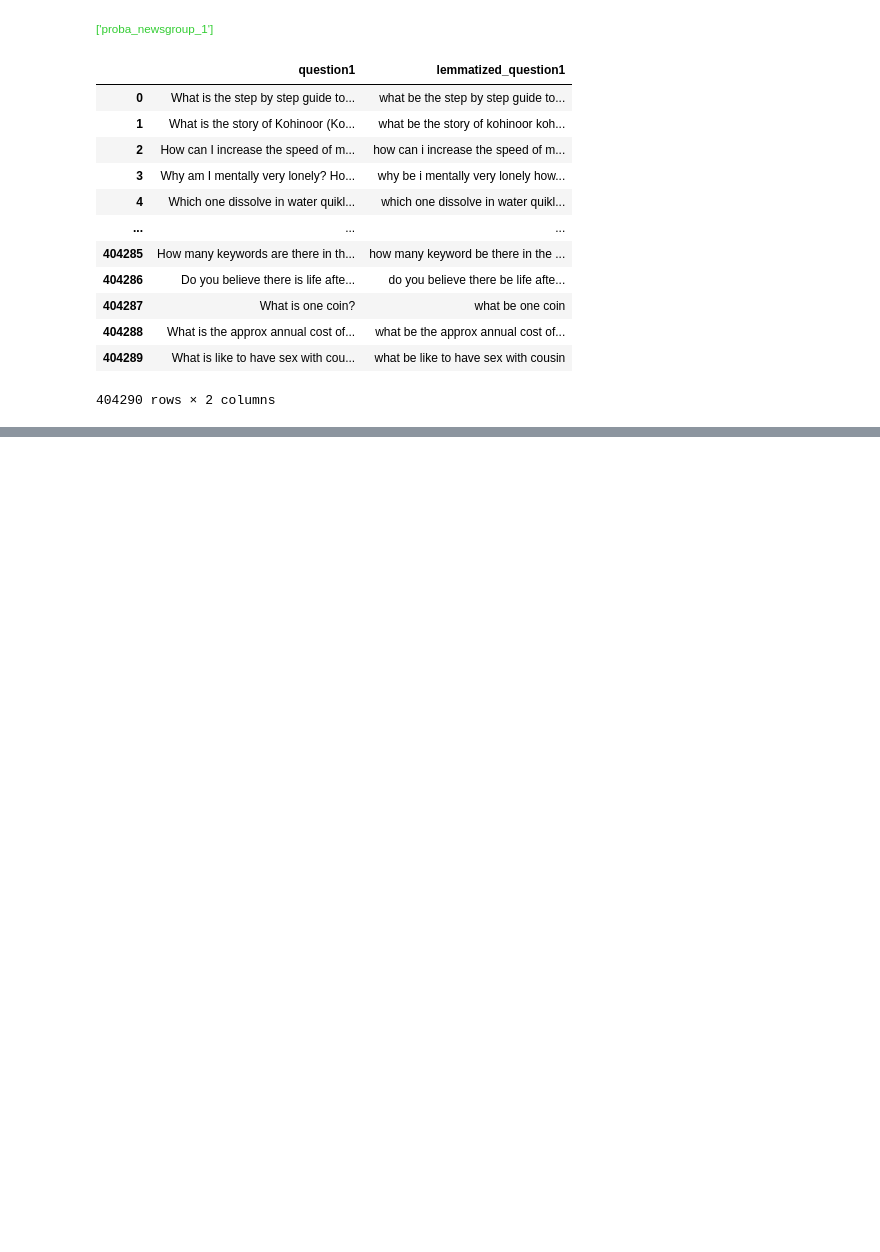
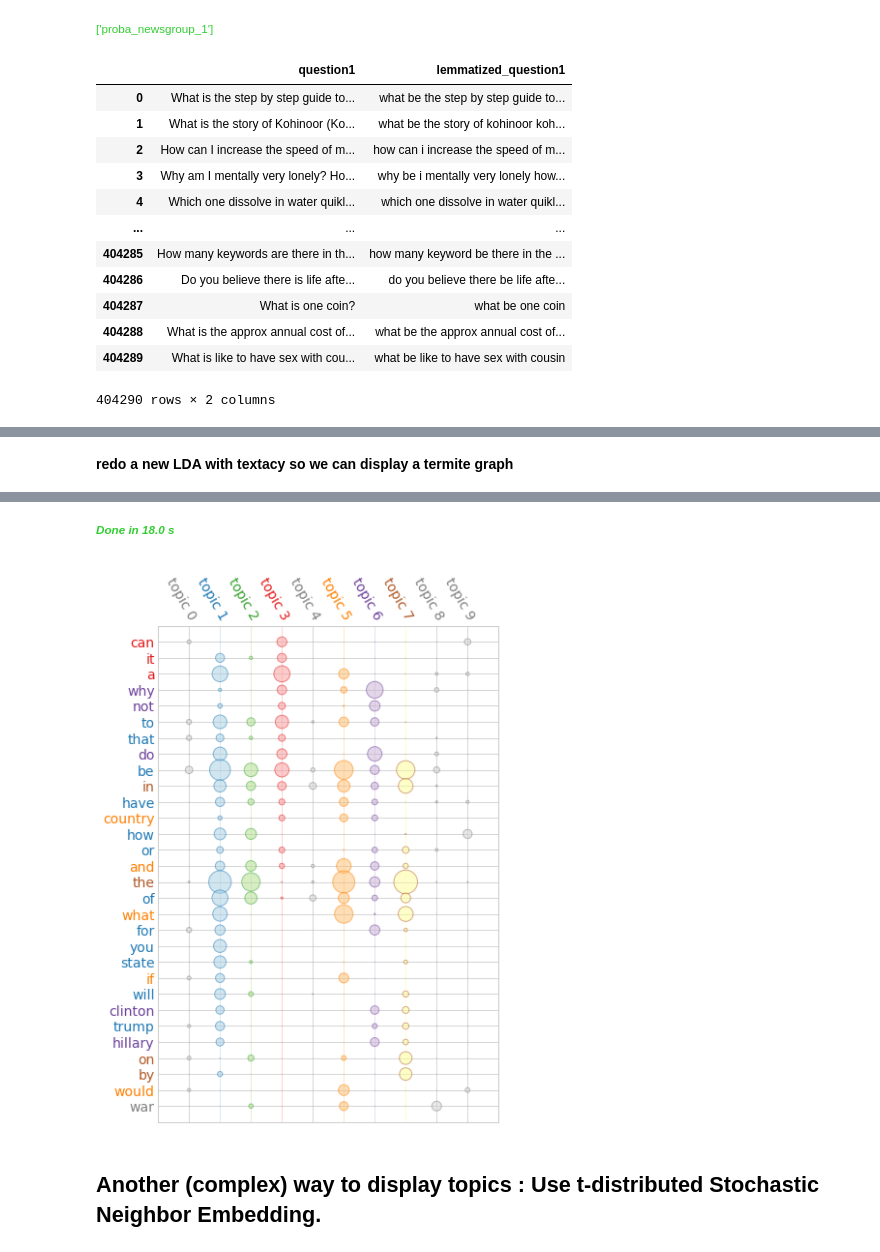
Before and after one commit to acharroux/QuoraPairs, a Jupyter notebook: BruteForce/visualisation_LDA.ipynb, the cells around one changed output, grey strips where cells are left out. Drawn from its saved outputs; the diff is of its cells as text; code cells hidden in the pictures; blank space fills up the shorter version.

```diff
--- a/BruteForce/visualisation_LDA.ipynb
+++ b/BruteForce/visualisation_LDA.ipynb
@@ -94,4 +95,4 @@ def load_lemmatized_newgroups(dataframe):
     return dataframe
 # %%
-train_dataframe = load_or_build_dataframe('Prepare data for training visualisation','train_lda_visu',load_lemmatized_newgroups,train_dataframe)
+train_dataframe = load_or_build_dataframe('Prepare data for training lda visualisation','train_lda_visu',load_lemmatized_newgroups,train_dataframe)
 # %% [output]
@@ -296,0 +359,23 @@ Loading BokehJS ...
+# %%
+import textacy
+import textacy.vsm
+import textacy.tm
+
+start=time.time()
+print_section('redo a new LDA with textacy so we can display a termite graph')
+vectorizer = textacy.vsm.Vectorizer(
+        min_df=3, max_df=0.95, max_n_terms=None)
+doc_term_matrix = vectorizer.fit_transform(politics.str.split())
+model = textacy.tm.TopicModel('lda', n_topics=10)
+model.fit(doc_term_matrix)
+doc_topic_matrix = model.transform(doc_term_matrix)
+topic_weight_serie = pandas.Series(model.topic_weights(doc_topic_matrix))
+top_list_tmp = topic_weight_serie.nlargest(n=6) # max !
+top_topic_list = list(top_list_tmp.index)
+
+termite_file = absolute_env_file_name('termite_politics',ext='.png')
+grid = model.termite_plot(doc_term_matrix, vectorizer.id_to_term, highlight_topics=top_topic_list,
+                   topics=-1,  n_terms=30, sort_terms_by='seriation', save=termite_file)
+print_done('Done',top=start)
+# %% [output]
+redo a new LDA with textacy so we can display a termite graph
@@ -296,0 +383,4 @@ Loading BokehJS ...
+Done in 18.0 s
+[figure, added]
+# %% [markdown]
+## Another (complex) way to display topics : Use t-distributed Stochastic Neighbor Embedding.
```
Also changed, not shown: parts of 39 cells of this notebook, 4 other files.
